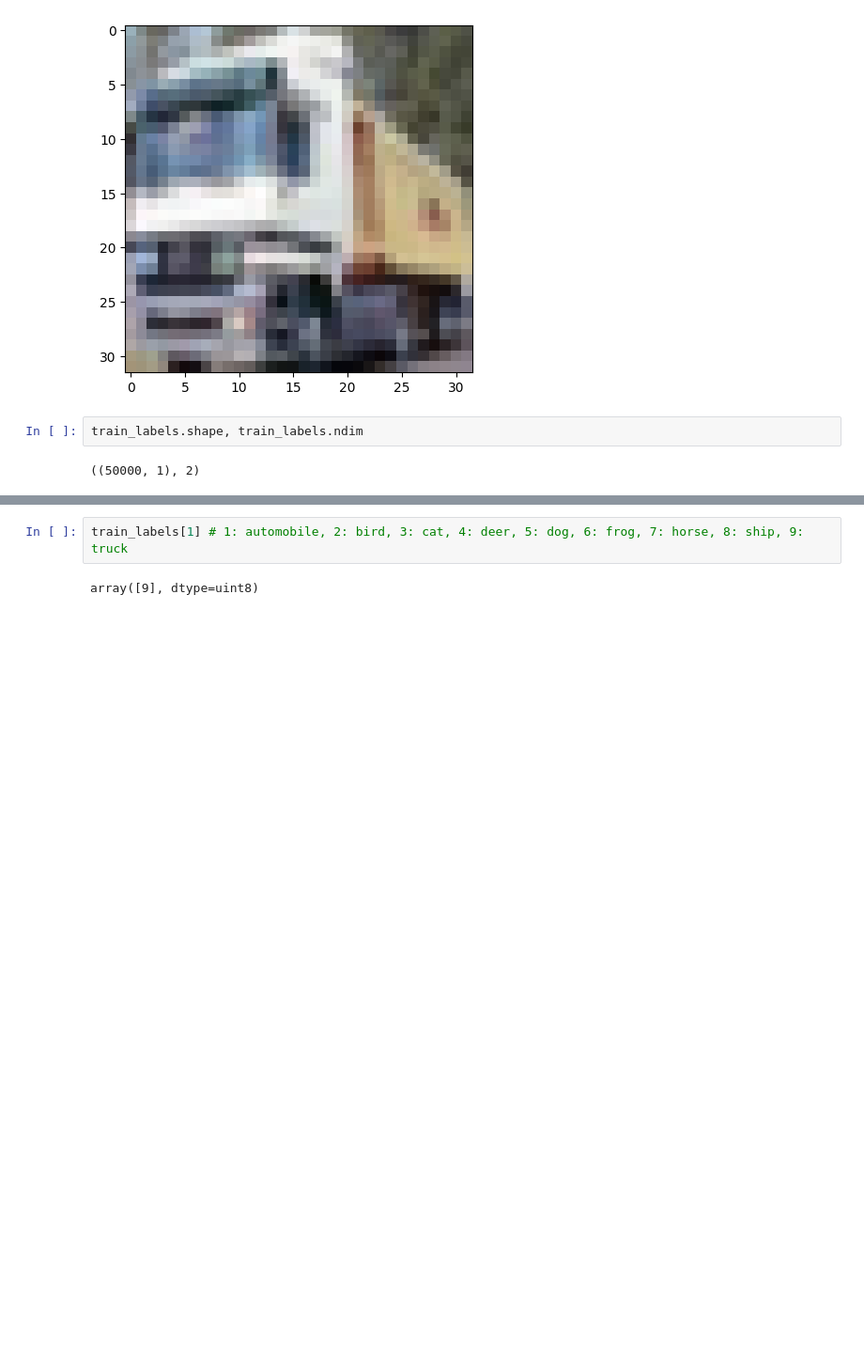
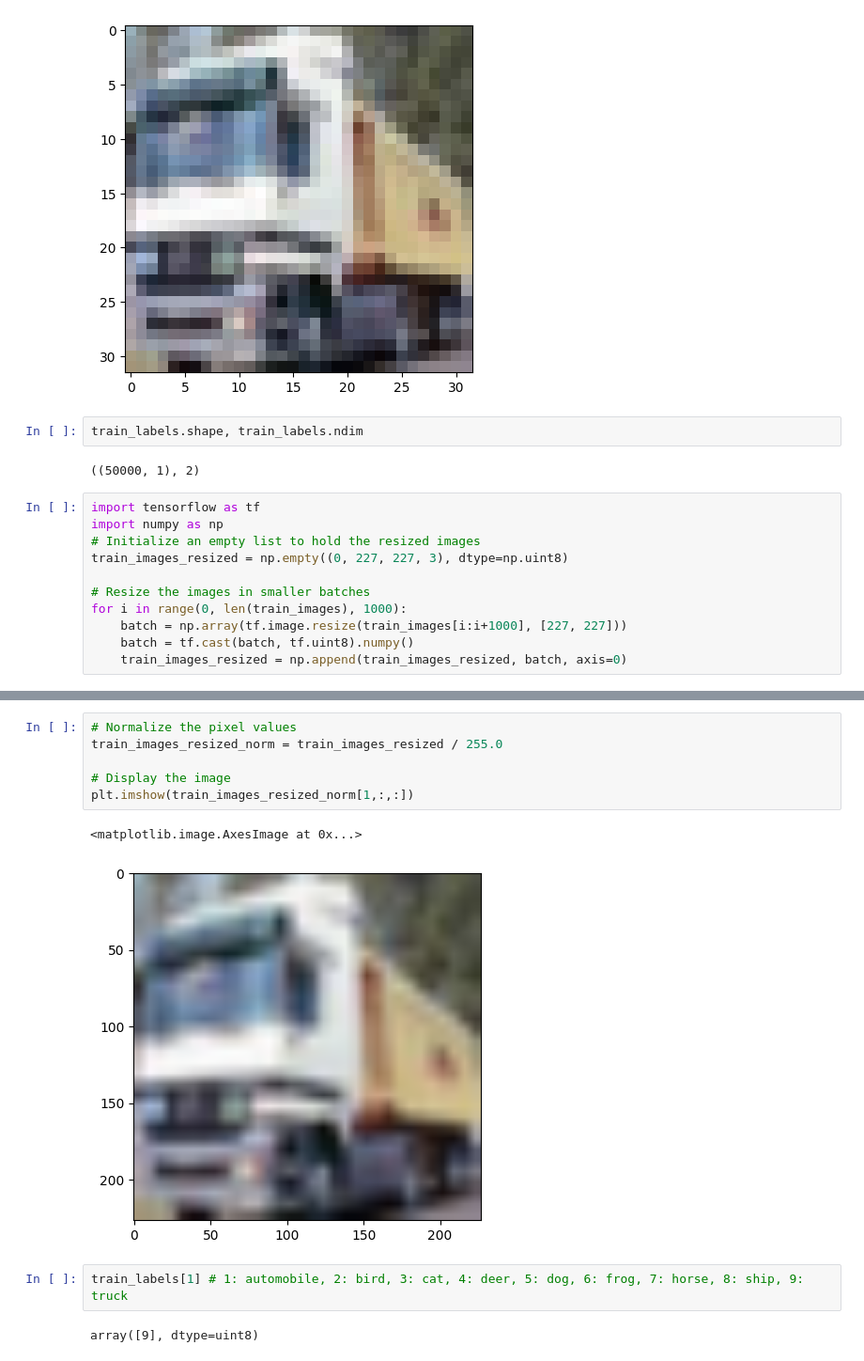
Before and after one commit to Vietprole/Python, a Jupyter notebook: KHDL/cifar-deep-dive.ipynb, the cells around one changed output, grey strips where cells are left out. Shown at 94% size. Drawn from its saved outputs; the diff is of its cells as text; blank space fills up the shorter version.

```diff
--- a/KHDL/cifar-deep-dive.ipynb
+++ b/KHDL/cifar-deep-dive.ipynb
@@ -14,3 +17,14 @@ plt.imshow(train_images[1,:,:])
 train_labels.shape, train_labels.ndim
 # %% [output]
 ((50000, 1), 2)
+# %%
+import tensorflow as tf
+import numpy as np
+# Initialize an empty list to hold the resized images
+train_images_resized = np.empty((0, 227, 227, 3), dtype=np.uint8)
+
+# Resize the images in smaller batches
+for i in range(0, len(train_images), 1000):
+    batch = np.array(tf.image.resize(train_images[i:i+1000], [227, 227]))
+    batch = tf.cast(batch, tf.uint8).numpy()
+    train_images_resized = np.append(train_images_resized, batch, axis=0)
@@ -17,3 +54,12 @@ train_labels.shape, train_labels.ndim
+# %%
+# Normalize the pixel values
+train_images_resized_norm = train_images_resized / 255.0
+
+# Display the image
+plt.imshow(train_images_resized_norm[1,:,:])
+# %% [output]
+<matplotlib.image.AxesImage at 0x...>
+[figure, added]
 # %%
 train_labels[1] # 1: automobile, 2: bird, 3: cat, 4: deer, 5: dog, 6: frog, 7: horse, 8: ship, 9: truck
 # %% [output]
```
Also changed, not shown: parts of 5 cells of this notebook, 19 other files.
